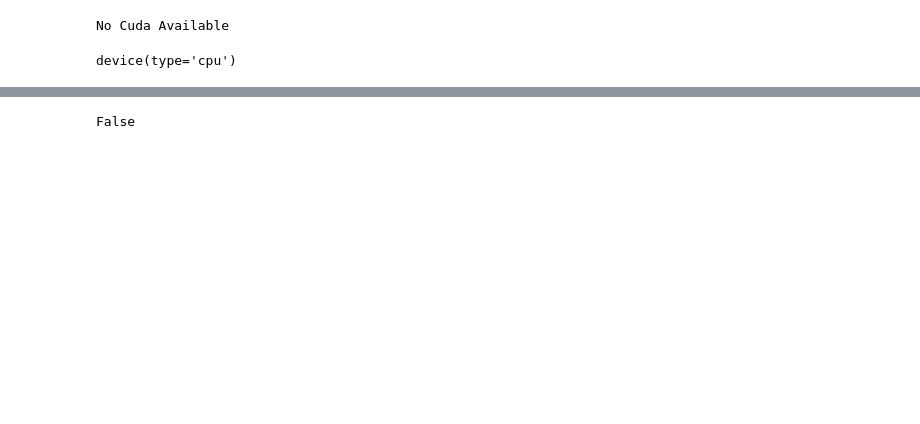
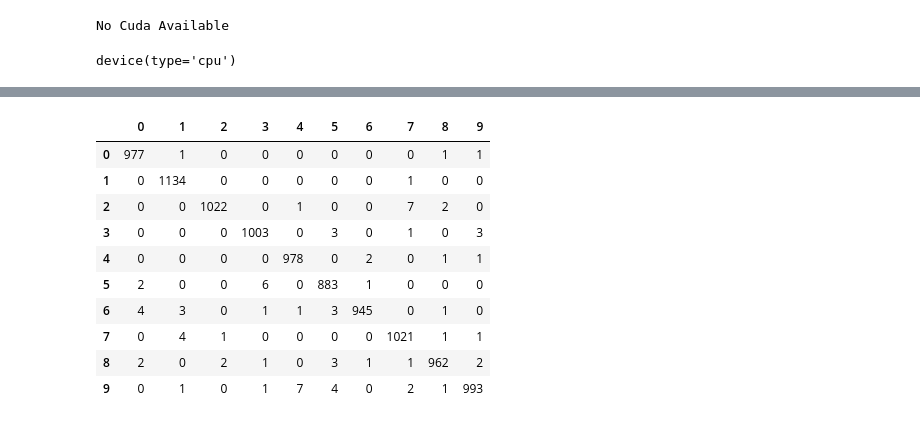
Before and after one commit to TMarciDev/mnist, a Jupyter notebook: train_cnn_2/mnist.ipynb, the cells around one changed output, grey strips where cells are left out. Saved outputs shown, nothing was run; the diff lists cells and outputs as text; code cells hidden in the pictures; blank space fills up the shorter version.

```diff
--- a/train_cnn_2/mnist.ipynb
+++ b/train_cnn_2/mnist.ipynb
@@ -135,10 +128,13 @@ torch.save(lenet.state_dict(), "lenet.pth")
 def predict_dl(model, data):
     y_pred = []
     y_true = []
-    for i, (images, labels) in enumerate(data):
-        images = images.cuda()
+    for images, labels in data:
+
+        images = images.to(device)
+        labels = labels.to(device)
+
         x = model(images)
-        value, pred = torch.max(x, 1)
+        _, pred = torch.max(x, 1)
         pred = pred.data.cpu()
         y_pred.extend(list(pred.numpy()))
         y_true.extend(list(labels.numpy()))
@@ -148,7 +142,15 @@ y_pred, y_true = predict_dl(lenet, val_dl)
 # %%
+y_pred, y_true = predict_dl(model, val_dl)
 pd.DataFrame(confusion_matrix(y_true, y_pred, labels=np.arange(0,10)))
+# %% [output]
+|  | 0 | 1 | 2 | 3 | 4 | 5 | 6 | 7 | 8 | 9 |
+| 0 | 977 | 1 | 0 | 0 | 0 | 0 | 0 | 0 | 1 | 1 |
+| 1 | 0 | 1134 | 0 | 0 | 0 | 0 | 0 | 1 | 0 | 0 |
+| 2 | 0 | 0 | 1022 | 0 | 1 | 0 | 0 | 7 | 2 | 0 |
+| 3 | 0 | 0 | 0 | 1003 | 0 | 3 | 0 | 1 | 0 | 3 |
+| 4 | 0 | 0 | 0 | 0 | 978 | 0 | 2 | 0 | 1 | 1 |
+| 5 | 2 | 0 | 0 | 6 | 0 | 883 | 1 | 0 | 0 | 0 |
+| 6 | 4 | 3 | 0 | 1 | 1 | 3 | 945 | 0 | 1 | 0 |
+| 7 | 0 | 4 | 1 | 0 | 0 | 0 | 0 | 1021 | 1 | 1 |
+| 8 | 2 | 0 | 2 | 1 | 0 | 3 | 1 | 1 | 962 | 2 |
+| 9 | 0 | 1 | 0 | 1 | 7 | 4 | 0 | 2 | 1 | 993 |
-# %%
-
-print(torch.cuda.is_available())
-# %% [output]
-False
```
Also changed, not shown: parts of 14 cells of this notebook, 3 other files.
